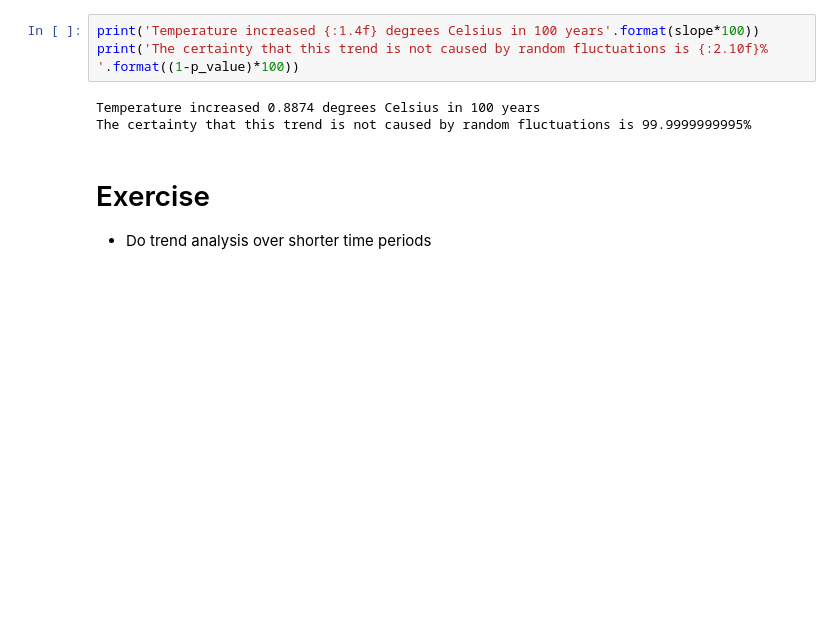
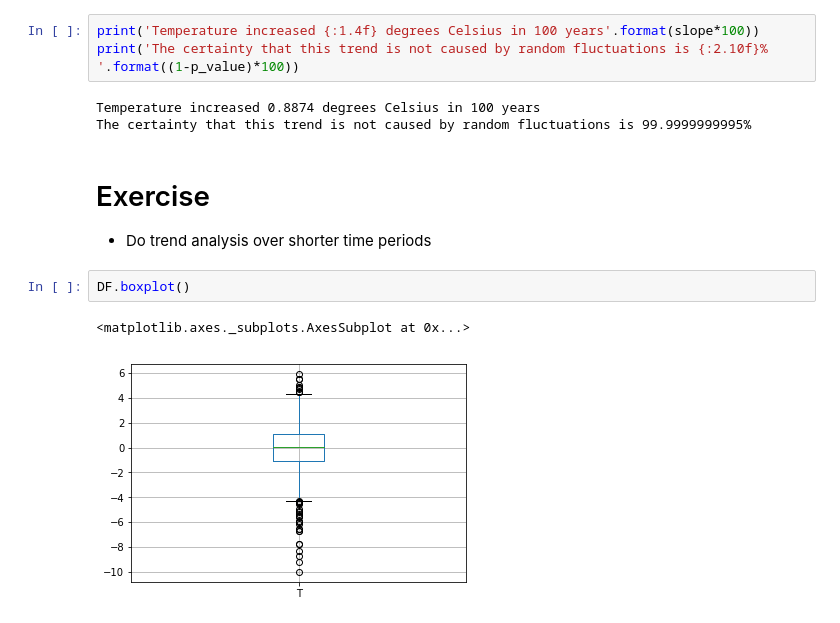
Before and after one commit to LarsKaleschke/Python-Course, a Jupyter notebook: Linear regression.ipynb, the cells around one changed output. Cells and saved outputs as stored; diff of their text form; blank space fills up the shorter version.

```diff
--- a/Linear regression.ipynb
+++ b/Linear regression.ipynb
@@ -51,3 +51,8 @@ The certainty that this trend is not caused by random fluctuations is 99.9999999
 # Exercise
 
  * Do trend analysis over shorter time periods
+# %%
+DF.boxplot()
+# %% [output]
+<matplotlib.axes._subplots.AxesSubplot at 0x...>
+[figure, added]
```
Also changed, not shown: parts of 1 cell of this notebook, 3 other files.
